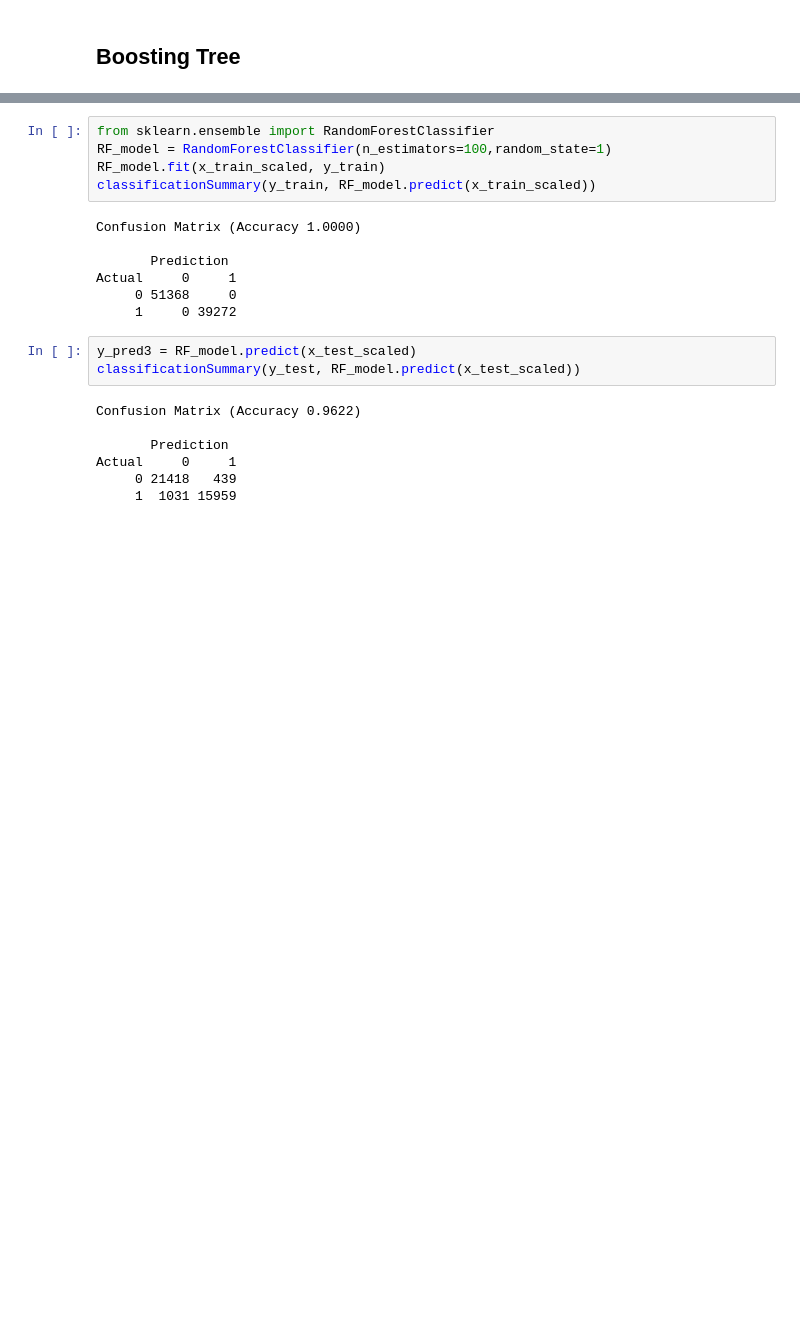
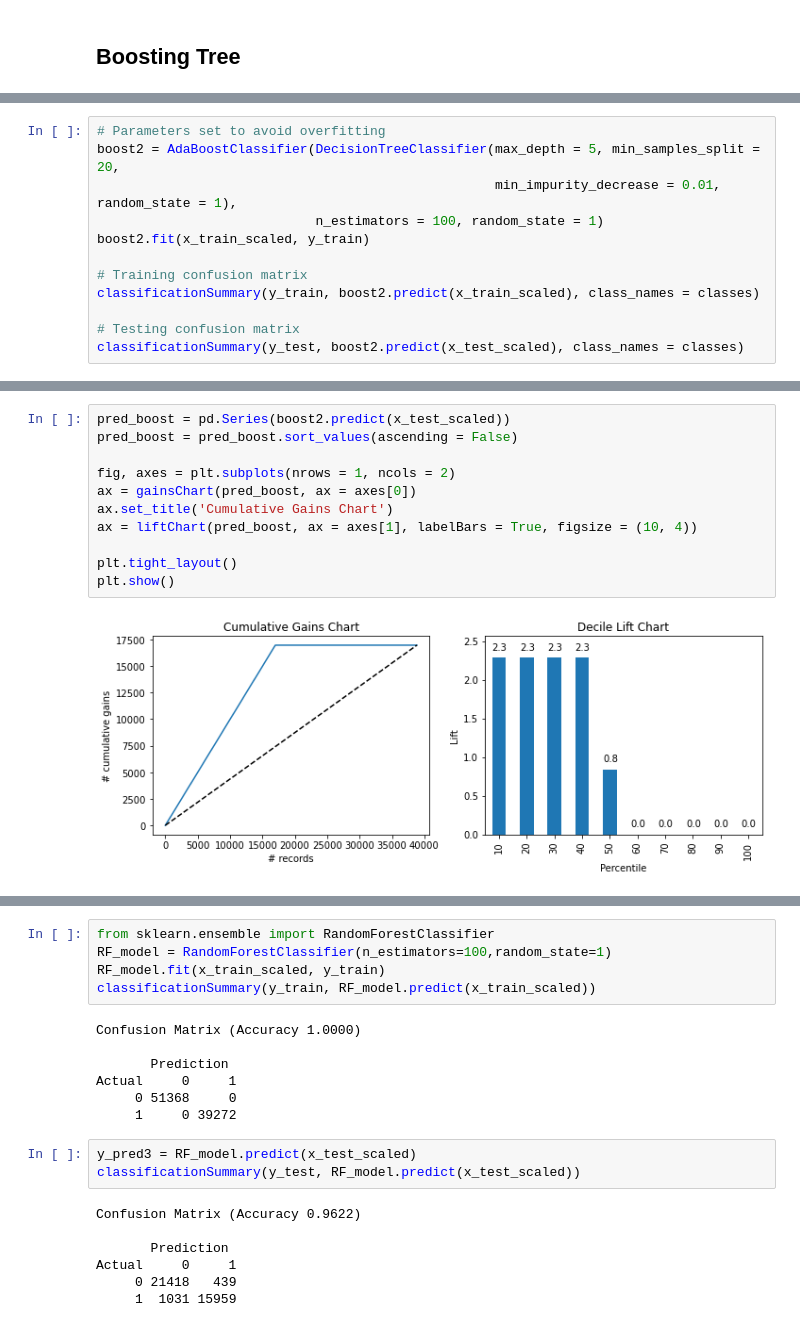
Before and after one commit to nlee98/ADS-505-Business-Analytics, a Jupyter notebook: ADS_505_Final_Project_CV.ipynb, the cells around one changed output, grey strips where cells are left out. Drawn from its saved outputs; the diff is of its cells as text; blank space fills up the shorter version.

```diff
--- a/ADS_505_Final_Project_CV.ipynb
+++ b/ADS_505_Final_Project_CV.ipynb
@@ -938,0 +958,12 @@ Actual     0     1
+# %%
+# Parameters set to avoid overfitting
+boost2 = AdaBoostClassifier(DecisionTreeClassifier(max_depth = 5, min_samples_split = 20,
+                                                   min_impurity_decrease = 0.01, random_state = 1),
+                            n_estimators = 100, random_state = 1)
+boost2.fit(x_train_scaled, y_train)
+
+# Training confusion matrix
+classificationSummary(y_train, boost2.predict(x_train_scaled), class_names = classes)
+
+# Testing confusion matrix
+classificationSummary(y_test, boost2.predict(x_test_scaled), class_names = classes)
@@ -938,0 +983,13 @@ Actual     0     1
+# %%
+pred_boost = pd.Series(boost2.predict(x_test_scaled))
+pred_boost = pred_boost.sort_values(ascending = False)
+
+fig, axes = plt.subplots(nrows = 1, ncols = 2)
+ax = gainsChart(pred_boost, ax = axes[0])
+ax.set_title('Cumulative Gains Chart')
+ax = liftChart(pred_boost, ax = axes[1], labelBars = True, figsize = (10, 4))
+
+plt.tight_layout()
+plt.show()
+# %% [output]
+[figure, added]
```
Also changed, not shown: parts of 28 cells of this notebook.
